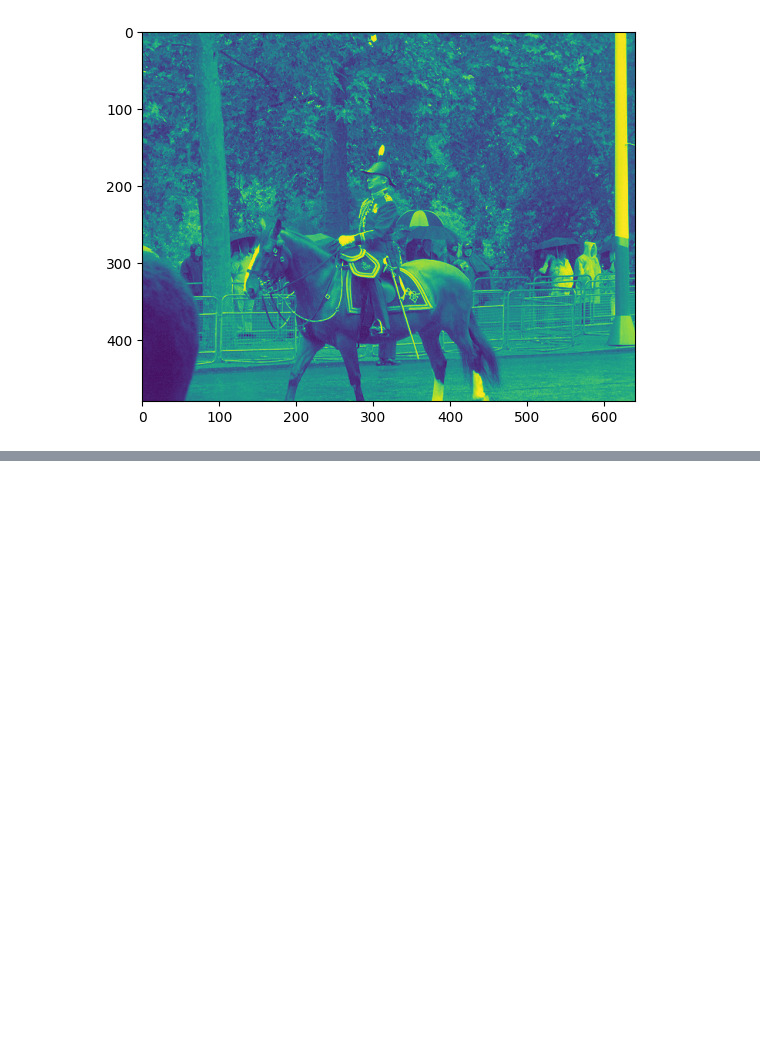
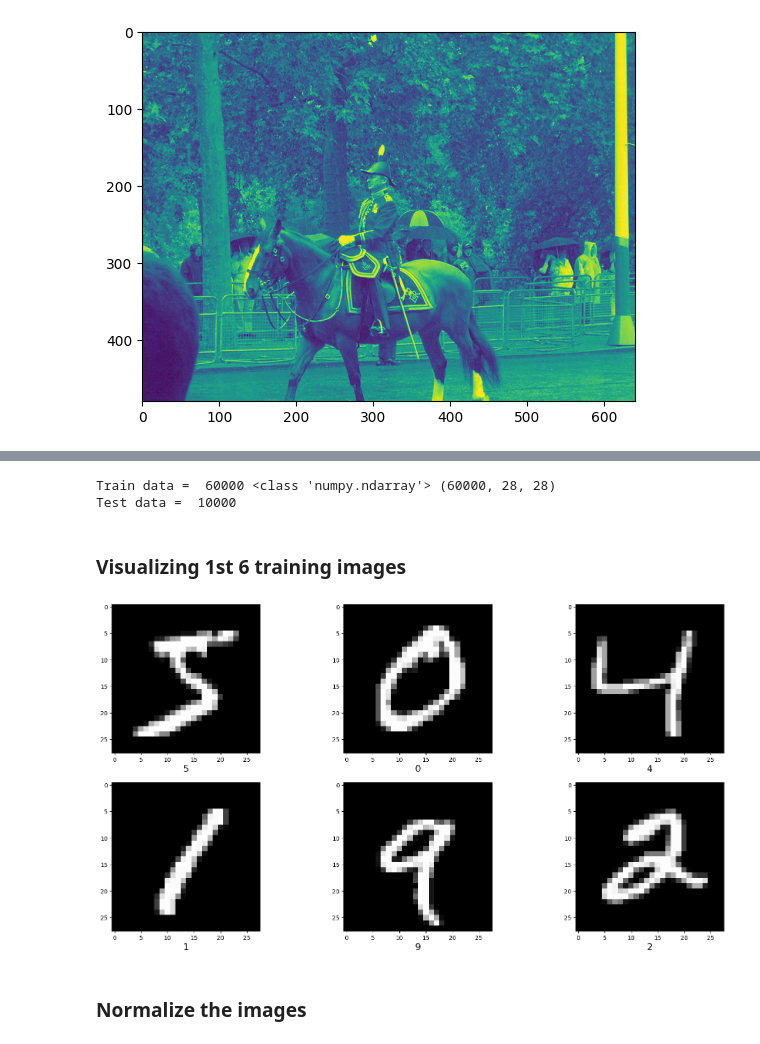
Before and after one commit to ujj-kum/Google-Colab-Notebooks, a Jupyter notebook: CNN.ipynb, the cells around one changed output, grey strips where cells are left out. Saved outputs shown, nothing was run; the diff lists cells and outputs as text; code cells hidden in the pictures; blank space fills up the shorter version.

```diff
--- a/CNN.ipynb
+++ b/CNN.ipynb
@@ -66,0 +70,4 @@ plt.imshow(gray)
+# %%
+from tensorflow.keras.datasets import mnist
+
+(X_train, y_train), (X_test, y_test) = mnist.load_data()
@@ -66,0 +77,18 @@ plt.imshow(gray)
+# %%
+print("Train data = ", len(X_train), type(X_train), X_train.shape)
+print("Test data = ", len(X_test))
+# %% [output]
+Train data =  60000 <class 'numpy.ndarray'> (60000, 28, 28)
+Test data =  10000
+# %% [markdown]
+### Visualizing 1st 6 training images
+# %%
+fig, axes = plt.subplots(2, 3, figsize=(20,10))
+axes = axes.flatten()
+for _ in range(6):
+    axes[_].imshow(X_train[_], cmap='gray')
+    axes[_].set_xlabel(y_train[_], fontsize=15)
+# %% [output]
+[figure, added]
+# %% [markdown]
+### Normalize the images
```
Also changed, not shown: parts of 5 cells of this notebook.
